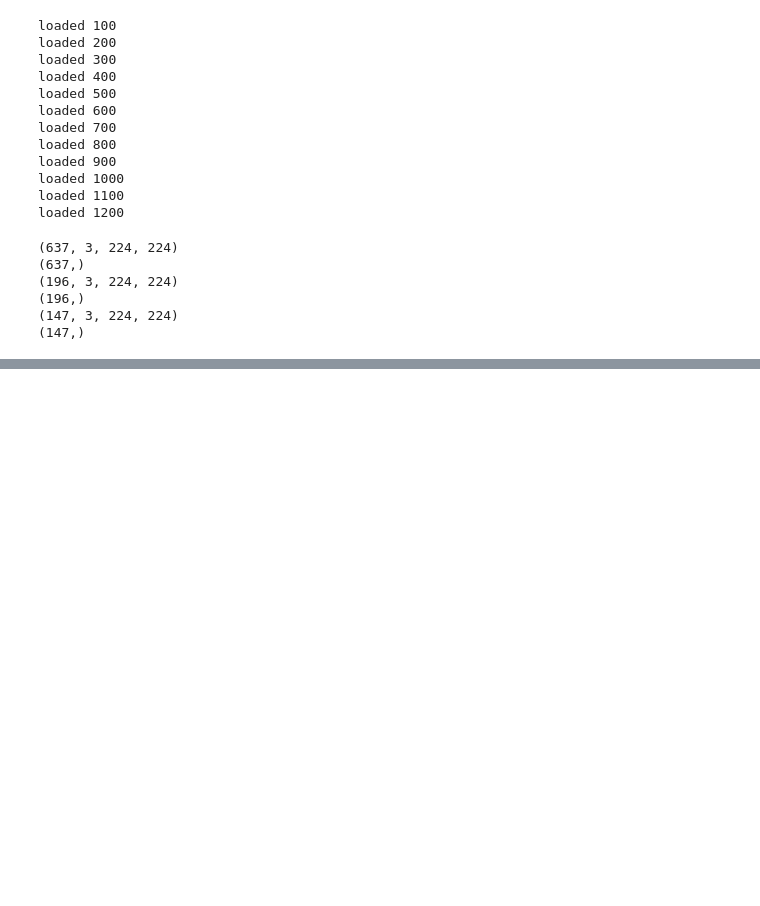
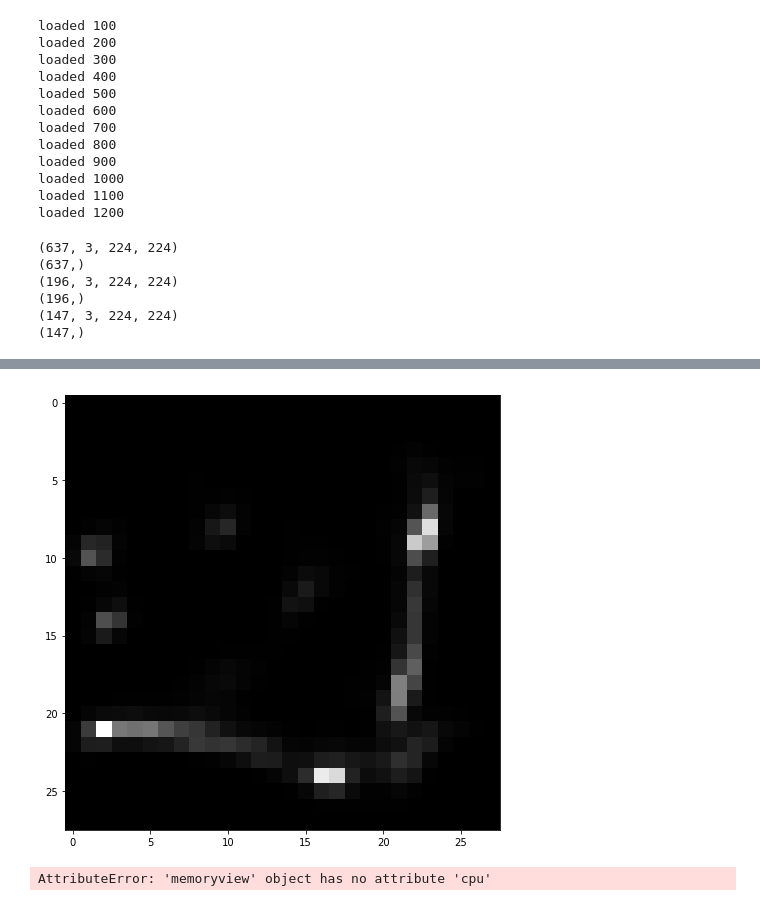
Before and after one commit to crw2998/231N-project, a Jupyter notebook: LSTM-attention-decreased-parameters.ipynb, the cells around one changed output, grey strips where cells are left out. Drawn from its saved outputs; the diff is of its cells as text; code cells hidden in the pictures; blank space fills up the shorter version.

```diff
--- a/LSTM-attention-decreased-parameters.ipynb
+++ b/LSTM-attention-decreased-parameters.ipynb
@@ -347,0 +349,18 @@ Got 104 / 180 correct (57.78)
+# %%
+for t, (x, y) in enumerate(loader_train):
+    featureExtraction, attention = next(model.modules())[:2]
+    feature_out = featureExtraction(Variable(x.float().type(dtypeFloat)))
+    attention_out = attention(feature_out)
+    attention_out_numpy = attention_out.data.cpu().numpy()
+    img = np.mean(attention_out_numpy, axis=1)
+    real_img = x
+    break
+# %%
+imgplot = plt.imshow(img[17])
+plt.show()
+# %% [output]
+[figure, added]
+# %%
+real_img = real_img.data.cpu().numpy()
+# %% [output]
+AttributeError: 'memoryview' object has no attribute 'cpu'
```
Also changed, not shown: parts of 6 cells of this notebook.
